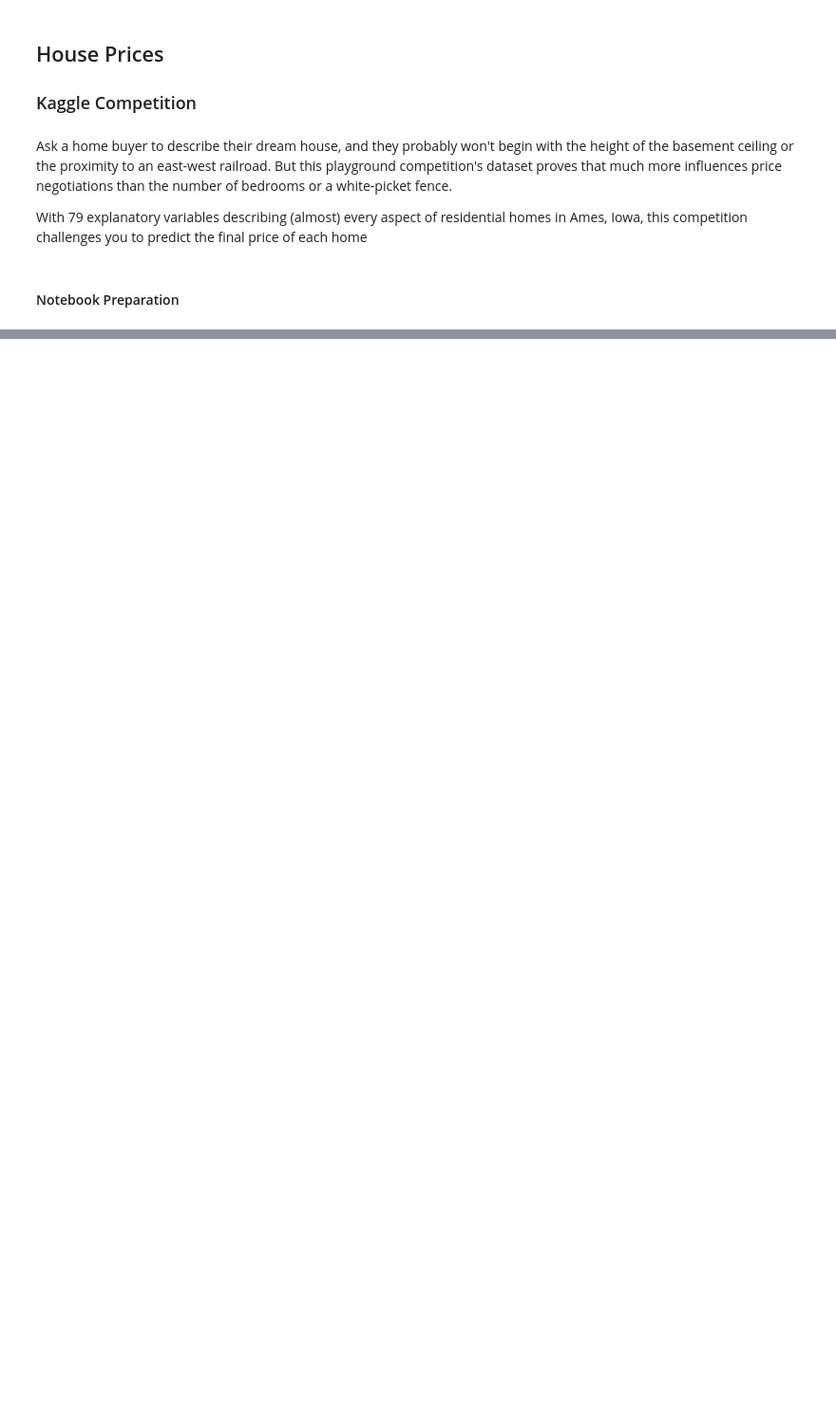
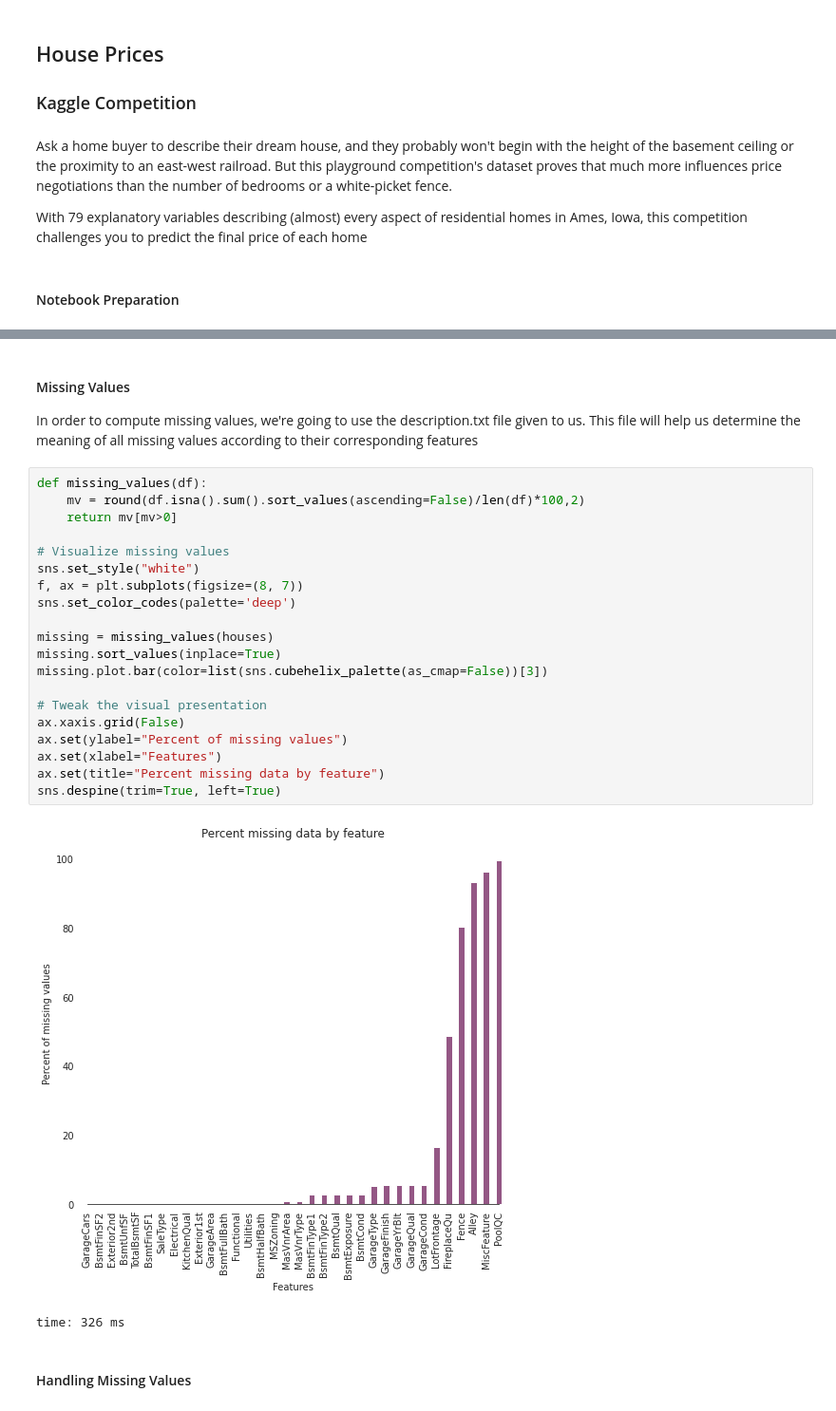
Before and after one commit to HanyAkoury/house_prices, a Jupyter notebook: House Prices.ipynb, the cells around one changed output, grey strips where cells are left out. Shown: that part at 95% size. Saved outputs shown, nothing was run; the diff lists cells and outputs as text; blank space fills up the shorter version.

```diff
--- a/House Prices.ipynb
+++ b/House Prices.ipynb
@@ -132,0 +140,30 @@ time: 37 ms
+# %% [markdown]
+#### Missing Values
+
+In order to compute missing values, we're going to use the description.txt file given to us.
+This file will help us determine the meaning of all missing values according to their corresponding features
+# %%
+def missing_values(df):
+    mv = round(df.isna().sum().sort_values(ascending=False)/len(df)*100,2)
+    return mv[mv>0]
+
+# Visualize missing values
+sns.set_style("white")
+f, ax = plt.subplots(figsize=(8, 7))
+sns.set_color_codes(palette='deep')
+
+missing = missing_values(houses)
+missing.sort_values(inplace=True)
+missing.plot.bar(color=list(sns.cubehelix_palette(as_cmap=False))[3])
+
+# Tweak the visual presentation
+ax.xaxis.grid(False)
+ax.set(ylabel="Percent of missing values")
+ax.set(xlabel="Features")
+ax.set(title="Percent missing data by feature")
+sns.despine(trim=True, left=True)
+# %% [output]
+[figure, added]
+time: 326 ms
+# %% [markdown]
+#### Handling Missing Values
```
Also changed, not shown: parts of 56 cells of this notebook, 4 other files.
